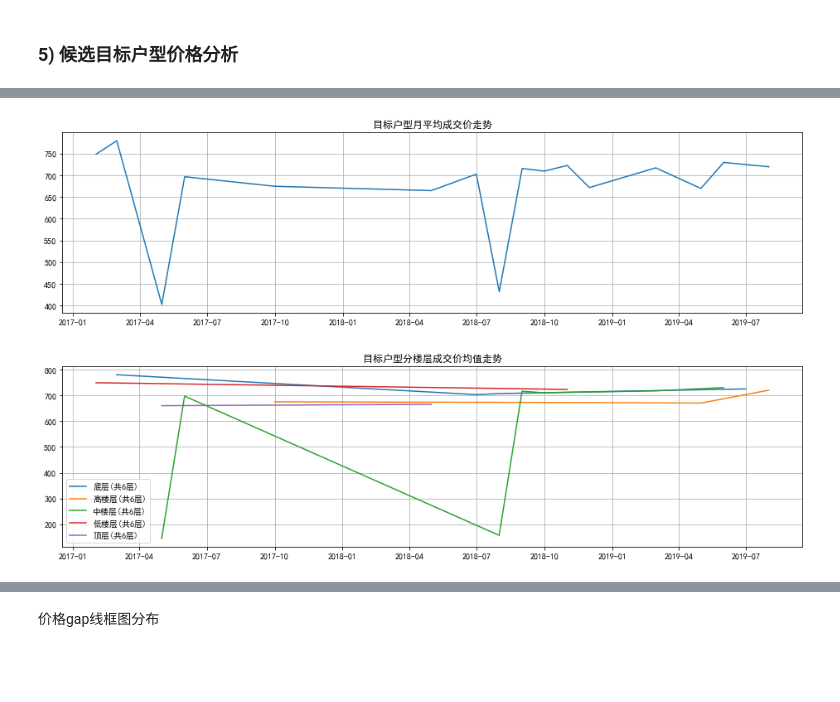
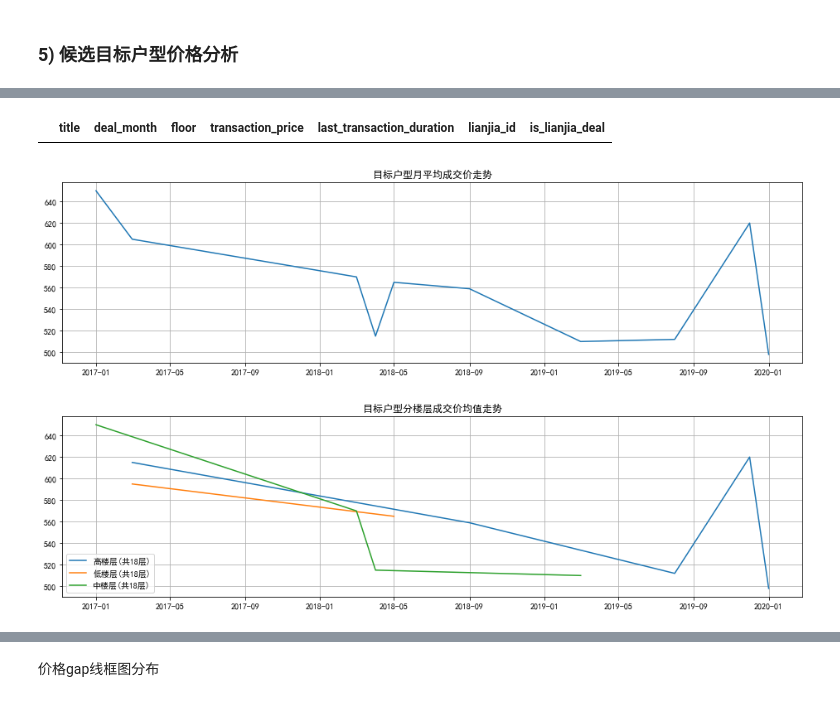
Before and after one commit to DanielHHP/lianjiaSpider, a Jupyter notebook: notebook/house_deal_analyse.ipynb, the cells around one changed output, grey strips where cells are left out. Cells and saved outputs as stored; diff of their text form; code cells hidden in the pictures; blank space fills up the shorter version.

```diff
--- a/notebook/house_deal_analyse.ipynb
+++ b/notebook/house_deal_analyse.ipynb
@@ -445,8 +474,9 @@ ax1 = fig1.add_subplot(1,1,1)
 #ax1.xaxis.set_major_formatter(matplotlib.dates.DateFormatter('%Y-%m'))#设置时间标签显示格式
 #plt.xticks(pd.date_range('2010-01-01','2019-12', freq='M'),rotation=90)
 for t in data['house_type'].unique():
-    plt.plot(data[data['house_type']==t].groupby(['deal_month']).mean()['transaction_price'])
+    plt.plot(data[(data['house_type']==t) & (data['is_lianjia_deal']==True)].groupby(['deal_month']).mean()['transaction_price'])
 plt.grid(True)
 plt.legend(data['house_type'].unique(),loc='best')
+plt.title('分户型平均成交价格走势')
 plt.show()
 # %% [output]
@@ -531,7 +562,7 @@ ax1 = fig1.add_subplot(1,1,1)
 #ax1.xaxis.set_major_formatter(matplotlib.dates.DateFormatter('%Y-%m'))#设置时间标签显示格式
 #plt.xticks(pd.date_range('2010-01-01','2019-12', freq='M'),rotation=90)
 for t in data['house_type'].unique():
-    plt.plot(data[data['house_type']==t].groupby(['deal_month']).mean()['transaction_listed_price_gap'].astype(float))
+    plt.plot(data[(data['house_type']==t) & (data['is_lianjia_deal']==True)].groupby(['deal_month']).mean()['transaction_listed_price_gap'].astype(float))
 plt.grid(True)
 plt.legend(data['house_type'].unique(),loc='best')
 plt.title('分户型成交价与挂牌价平均gap')
@@ -541,5 +572,8 @@ plt.show()
 # %%
 
 for t in data['house_type'].unique():
-    data[data['house_type']==t][['transaction_listed_price_gap']].plot(kind='box', title=t)
+    try:
+        data[(data['house_type']==t) & (data['is_lianjia_deal'] == True)][['transaction_listed_price_gap']].plot(kind='box', title=t)
+    except:
+        continue
 # %% [output]
@@ -560,7 +595,9 @@ for t in data['house_type'].unique():
 # %% [markdown]
 ### 5) 候选目标户型价格分析
 # %%
-candidate = data[(abs((data['area']-55))<=1) & (data['deal_year']>='2017')]
+#candidate = data[(abs((data['area']-55))<=1) & (data['deal_year']>='2017')]
+#candidate = data[(data['area_level']==50) & (data['deal_year']>='2017')]
+candidate = data[(data['room_count']==2) & (data['deal_year']>='2017')]
 # %%
 candidate.groupby('floor').count()[['title']]
 # %% [output]
@@ -594,24 +635,29 @@ candidate[['title','deal_month', 'floor', 'transaction_price']].sort_values('dea
+# %%
+# 目标楼层
+candidate[candidate['floor']=='底层(共6层)'][['title','deal_month', 'floor', 'transaction_price', 'last_transaction_duration','lianjia_id','is_lianjia_deal']].sort_values('deal_month').head(100)
+# %% [output]
+|  | title | deal_month | floor | transaction_price | last_transaction_duration | lianjia_id | is_lianjia_deal |
 # %%
 fig1 = plt.figure(figsize=(16,4))
 ax1 = fig1.add_subplot(1,1,1)
 #ax1.xaxis.set_major_formatter(matplotlib.dates.DateFormatter('%Y-%m'))#设置时间标签显示格式
 #plt.xticks(pd.date_range('2010-01-01','2019-12', freq='M'),rotation=90)
-plt.plot(candidate.groupby(['deal_month']).mean()['transaction_price'])
+plt.plot(candidate[candidate['is_lianjia_deal']==True].groupby(['deal_month']).mean()['transaction_price'])
 plt.grid(True)
 plt.title('目标户型月平均成交价走势')
 plt.show()
 # %% [output]
-[figure, old version]
+[figure, new version]
 # %%
 fig1 = plt.figure(figsize=(16,4))
 ax1 = fig1.add_subplot(1,1,1)
 #ax1.xaxis.set_major_formatter(matplotlib.dates.DateFormatter('%Y-%m'))#设置时间标签显示格式
 #plt.xticks(pd.date_range('2010-01-01','2019-12', freq='M'),rotation=90)
 for t in candidate['floor'].unique():
-    plt.plot(candidate[candidate['floor']==t].groupby(['deal_month']).mean()['transaction_price'])
+    plt.plot(candidate[(candidate['floor']==t)&(candidate['is_lianjia_deal']==True)].groupby(['deal_month']).mean()['transaction_price'])
 plt.grid(True)
 plt.legend(candidate['floor'].unique(),loc='best')
 plt.title('目标户型分楼层成交价均值走势')
 plt.show()
 # %% [output]
-[figure, old version]
+[figure, new version]
```
Also changed, not shown: parts of 53 cells of this notebook, 2 other files.
